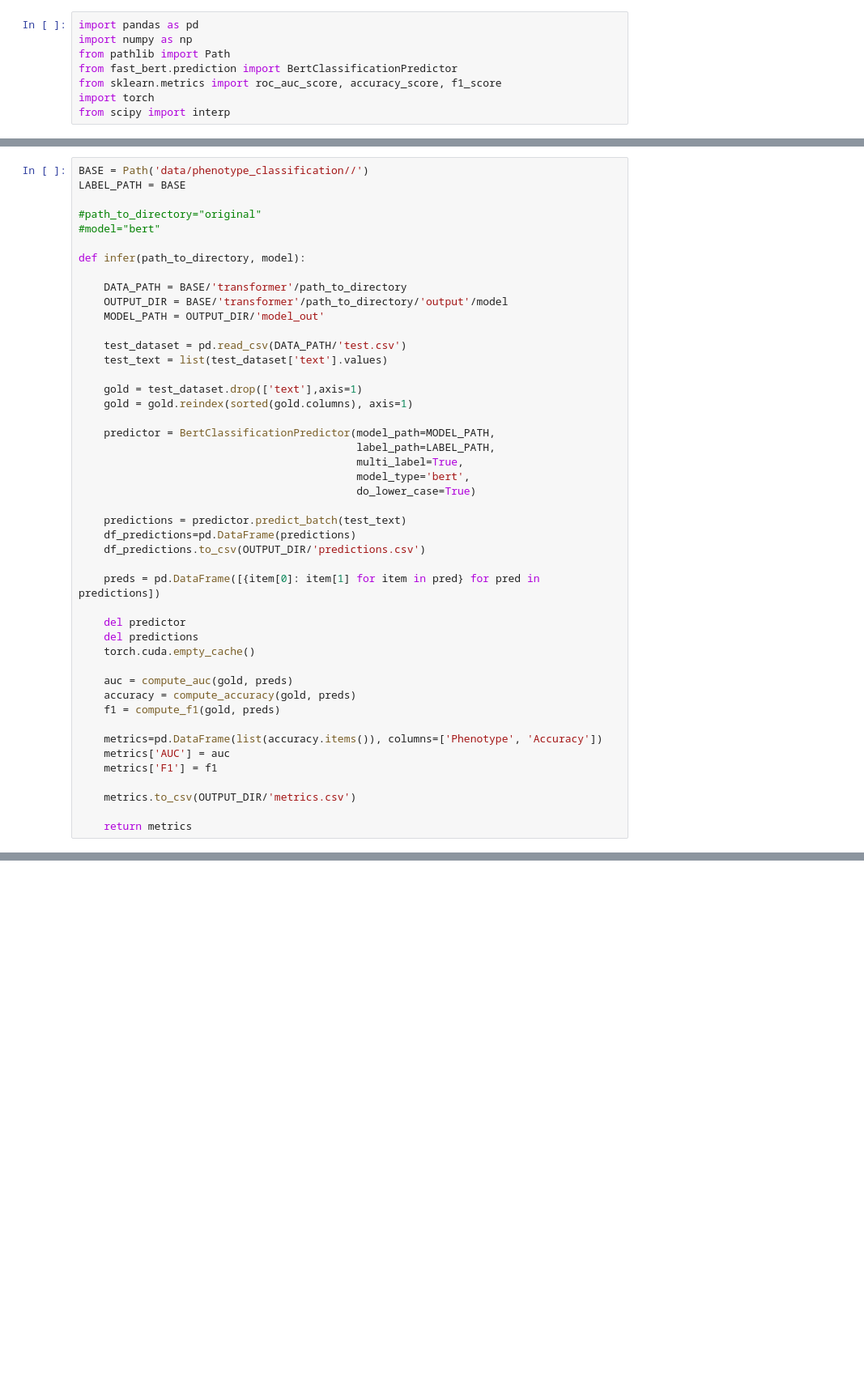
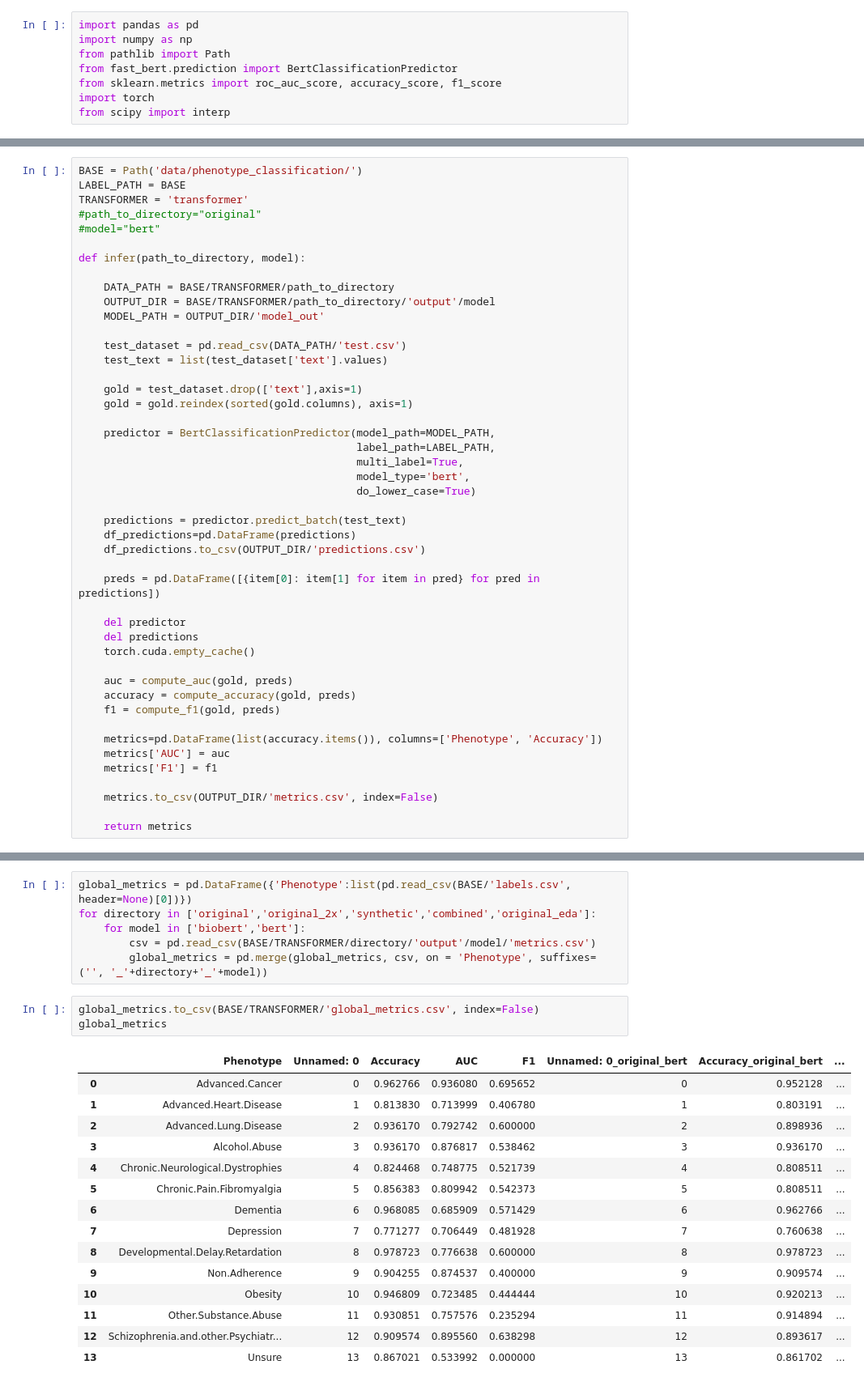
Before and after one commit to amin-nejad/mimic-phenotype-classification, a Jupyter notebook: 03_evaluate.ipynb, the cells around one changed output, grey strips where cells are left out. Shown at 81% size. Cells and saved outputs as stored; diff of their text form; blank space fills up the shorter version.

Commit message:
updated metrics

```diff
--- a/03_evaluate.ipynb
+++ b/03_evaluate.ipynb
@@ -49,16 +49,16 @@ def compute_f1(gold, preds):
 
     return f1_score(np_gold, np_preds, average=None)
 # %%
-BASE = Path('data/phenotype_classification//')
+BASE = Path('data/phenotype_classification/')
 LABEL_PATH = BASE
-
+TRANSFORMER = 'transformer'
 #path_to_directory="original"
 #model="bert"
 
 def infer(path_to_directory, model):
 
-    DATA_PATH = BASE/'transformer'/path_to_directory
-    OUTPUT_DIR = BASE/'transformer'/path_to_directory/'output'/model
+    DATA_PATH = BASE/TRANSFORMER/path_to_directory
+    OUTPUT_DIR = BASE/TRANSFORMER/path_to_directory/'output'/model
     MODEL_PATH = OUTPUT_DIR/'model_out'
 
     test_dataset = pd.read_csv(DATA_PATH/'test.csv')
@@ -91,7 +91,7 @@ def infer(path_to_directory, model):
     metrics['AUC'] = auc
     metrics['F1'] = f1
 
-    metrics.to_csv(OUTPUT_DIR/'metrics.csv')
+    metrics.to_csv(OUTPUT_DIR/'metrics.csv', index=False)
 
     return metrics
 # %%
@@ -151,3 +151,28 @@ synthetic bert
 11  0.315789
 12  0.640000
 13  0.000000
+# %%
+global_metrics = pd.DataFrame({'Phenotype':list(pd.read_csv(BASE/'labels.csv', header=None)[0])})
+for directory in ['original','original_2x','synthetic','combined','original_eda']:
+    for model in ['biobert','bert']:
+        csv = pd.read_csv(BASE/TRANSFORMER/directory/'output'/model/'metrics.csv')
+        global_metrics = pd.merge(global_metrics, csv, on = 'Phenotype', suffixes=('', '_'+directory+'_'+model))
+# %%
+global_metrics.to_csv(BASE/TRANSFORMER/'global_metrics.csv', index=False)
+global_metrics
+# %% [output]
+|  | Phenotype | Unnamed: 0 | Accuracy | AUC | F1 | Unnamed: 0_original_bert | Accuracy_original_bert | ... |
+| 0 | Advanced.Cancer | 0 | 0.962766 | 0.936080 | 0.695652 | 0 | 0.952128 | ... |
+| 1 | Advanced.Heart.Disease | 1 | 0.813830 | 0.713999 | 0.406780 | 1 | 0.803191 | ... |
+| 2 | Advanced.Lung.Disease | 2 | 0.936170 | 0.792742 | 0.600000 | 2 | 0.898936 | ... |
+| 3 | Alcohol.Abuse | 3 | 0.936170 | 0.876817 | 0.538462 | 3 | 0.936170 | ... |
+| 4 | Chronic.Neurological.Dystrophies | 4 | 0.824468 | 0.748775 | 0.521739 | 4 | 0.808511 | ... |
+| 5 | Chronic.Pain.Fibromyalgia | 5 | 0.856383 | 0.809942 | 0.542373 | 5 | 0.808511 | ... |
+| 6 | Dementia | 6 | 0.968085 | 0.685909 | 0.571429 | 6 | 0.962766 | ... |
+| 7 | Depression | 7 | 0.771277 | 0.706449 | 0.481928 | 7 | 0.760638 | ... |
+| 8 | Developmental.Delay.Retardation | 8 | 0.978723 | 0.776638 | 0.600000 | 8 | 0.978723 | ... |
+| 9 | Non.Adherence | 9 | 0.904255 | 0.874537 | 0.400000 | 9 | 0.909574 | ... |
+| 10 | Obesity | 10 | 0.946809 | 0.723485 | 0.444444 | 10 | 0.920213 | ... |
+| 11 | Other.Substance.Abuse | 11 | 0.930851 | 0.757576 | 0.235294 | 11 | 0.914894 | ... |
+| 12 | Schizophrenia.and.other.Psychiatr... | 12 | 0.909574 | 0.895560 | 0.638298 | 12 | 0.893617 | ... |
+| 13 | Unsure | 13 | 0.867021 | 0.533992 | 0.000000 | 13 | 0.861702 | ... |
```
Also changed, not shown: parts of 1 cell of this notebook.
